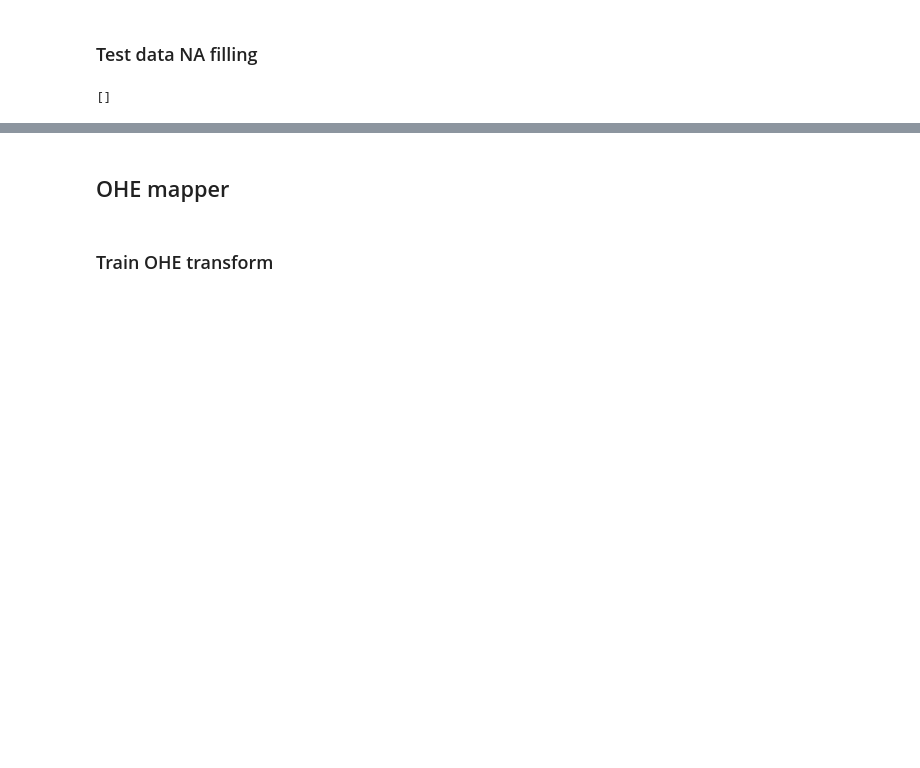
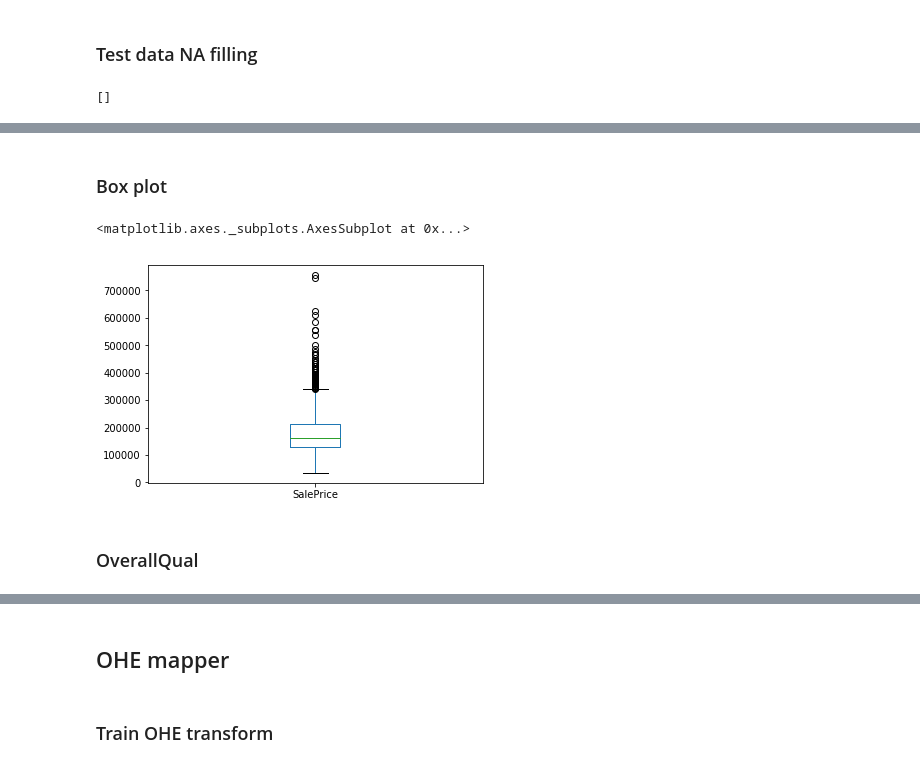
Before and after one commit to oddcard2/education, a Jupyter notebook: kaggle/house-prices-advanced-regression-techniques/KaggleHousingRegression.ipynb, the cells around one changed output, grey strips where cells are left out. Cells and saved outputs as stored; diff of their text form; code cells hidden in the pictures; blank space fills up the shorter version.

```diff
--- a/kaggle/house-prices-advanced-regression-techniques/KaggleHousingRegression.ipynb
+++ b/kaggle/house-prices-advanced-regression-techniques/KaggleHousingRegression.ipynb
@@ -235,0 +261,9 @@ housing_test_wo_na_df.columns[housing_test_wo_na_df.isna().any()].tolist()
+# %% [markdown]
+### Box plot
+# %%
+housing_research_df['SalePrice'].plot.box()
+# %% [output]
+<matplotlib.axes._subplots.AxesSubplot at 0x...>
+[figure, added]
+# %% [markdown]
+### OverallQual
```
Also changed, not shown: parts of 134 cells of this notebook, 1 other file.
